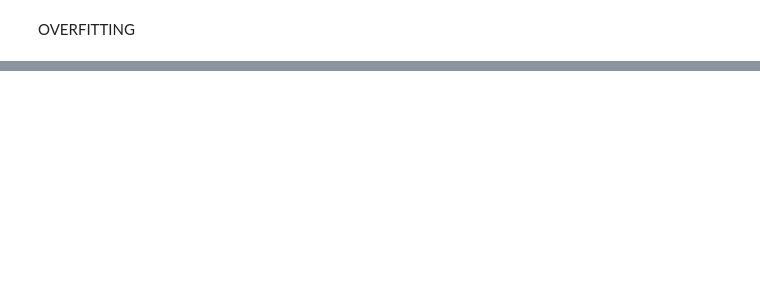
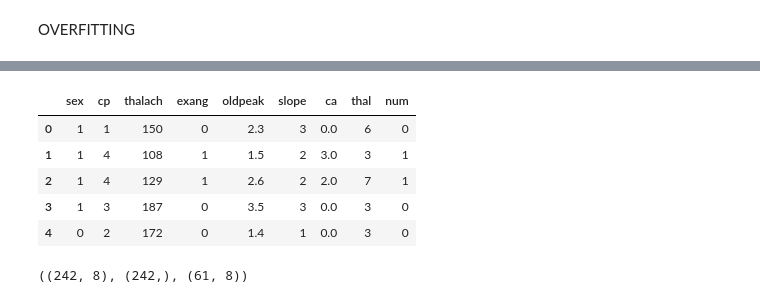
Before and after one commit to unicornizme2911/heart-disease, a Jupyter notebook: index.ipynb, the cells around one changed output, grey strips where cells are left out. Drawn from its saved outputs; the diff is of its cells as text; code cells hidden in the pictures; blank space fills up the shorter version.

```diff
--- a/index.ipynb
+++ b/index.ipynb
@@ -305,6 +307,7 @@ Data Processing
 # %% [markdown]
 Sau khi vẽ và phân tích các feature ở trên thì chúng ta sẽ loại bỏ đi 2 feature không cần thiết cho bài toán là thal (thalassemia) và slope (the slope of the peak exercise ST segment)
 # %%
+data_temp = data.copy()
 thal = pd.get_dummies(data['thal'], prefix='thal')
 slope = pd.get_dummies(data['slope'], prefix='slope')
 data = pd.concat([data, thal, slope], axis=1)
@@ -647,0 +669,2 @@ plt.show()
+# %%
+corr_target = data_temp.corr()['num'].sort_values(ascending=False)
@@ -647,0 +689,23 @@ plt.show()
+# %%
+asymtopic = 0.23
+for i in corr_target.index:
+    if abs(corr_target[i]) < asymtopic:
+        data_temp.drop(i, axis=1, inplace=True)
+data_temp.head()
+# %% [output]
+|  | sex | cp | thalach | exang | oldpeak | slope | ca | thal | num |
+| 0 | 1 | 1 | 150 | 0 | 2.3 | 3 | 0.0 | 6 | 0 |
+| 1 | 1 | 4 | 108 | 1 | 1.5 | 2 | 3.0 | 3 | 1 |
+| 2 | 1 | 4 | 129 | 1 | 2.6 | 2 | 2.0 | 7 | 1 |
+| 3 | 1 | 3 | 187 | 0 | 3.5 | 3 | 0.0 | 3 | 0 |
+| 4 | 0 | 2 | 172 | 0 | 1.4 | 1 | 0.0 | 3 | 0 |
+# %%
+y = data_temp["num"]
+X = data_temp.drop('num',axis=1)
+X_train, X_test, y_train, y_test = train_test_split(X, y, test_size=0.20, random_state = 0)
+scaler = StandardScaler()
+X_train = scaler.fit_transform(X_train)
+X_test = scaler.transform(X_test)
+X_train.shape, y_train.shape, X_test.shape
+# %% [output]
+((242, 8), (242,), (61, 8))
```
Also changed, not shown: parts of 21 cells of this notebook, 1 other file.
